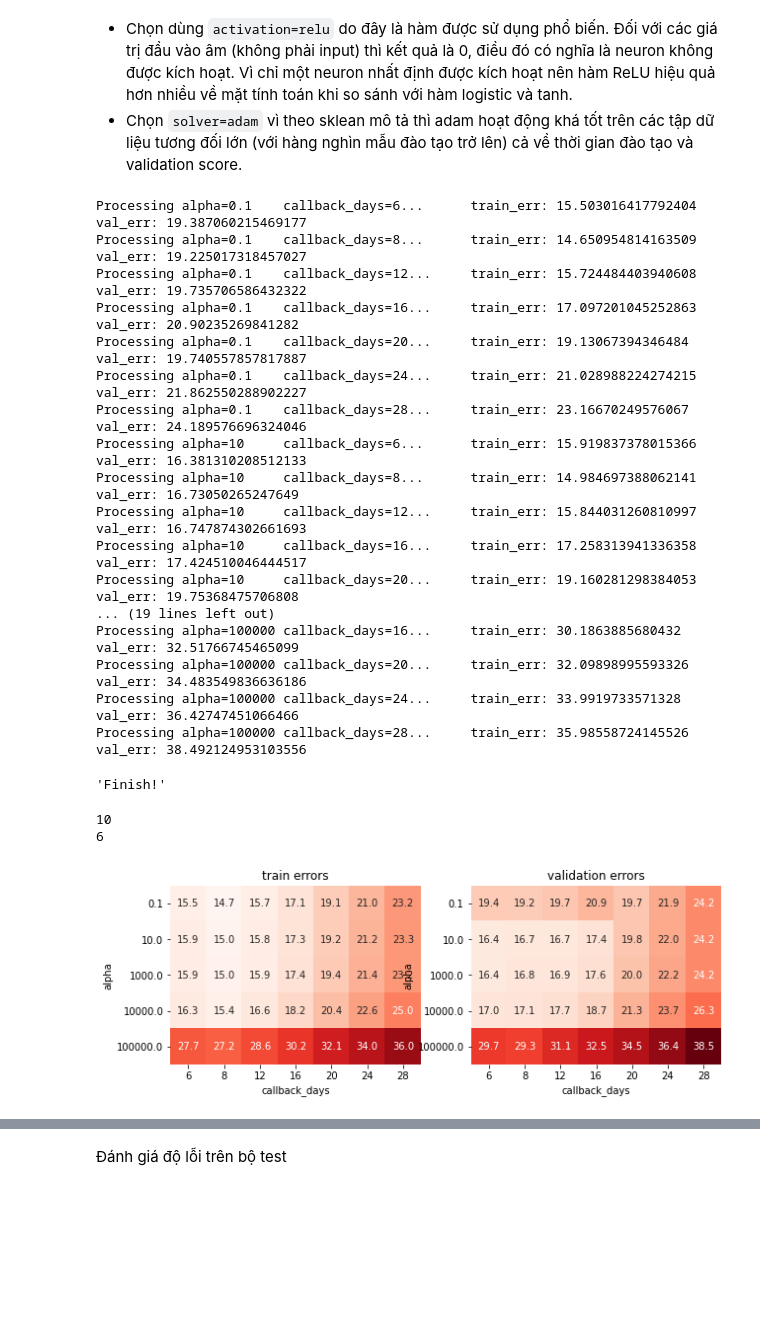
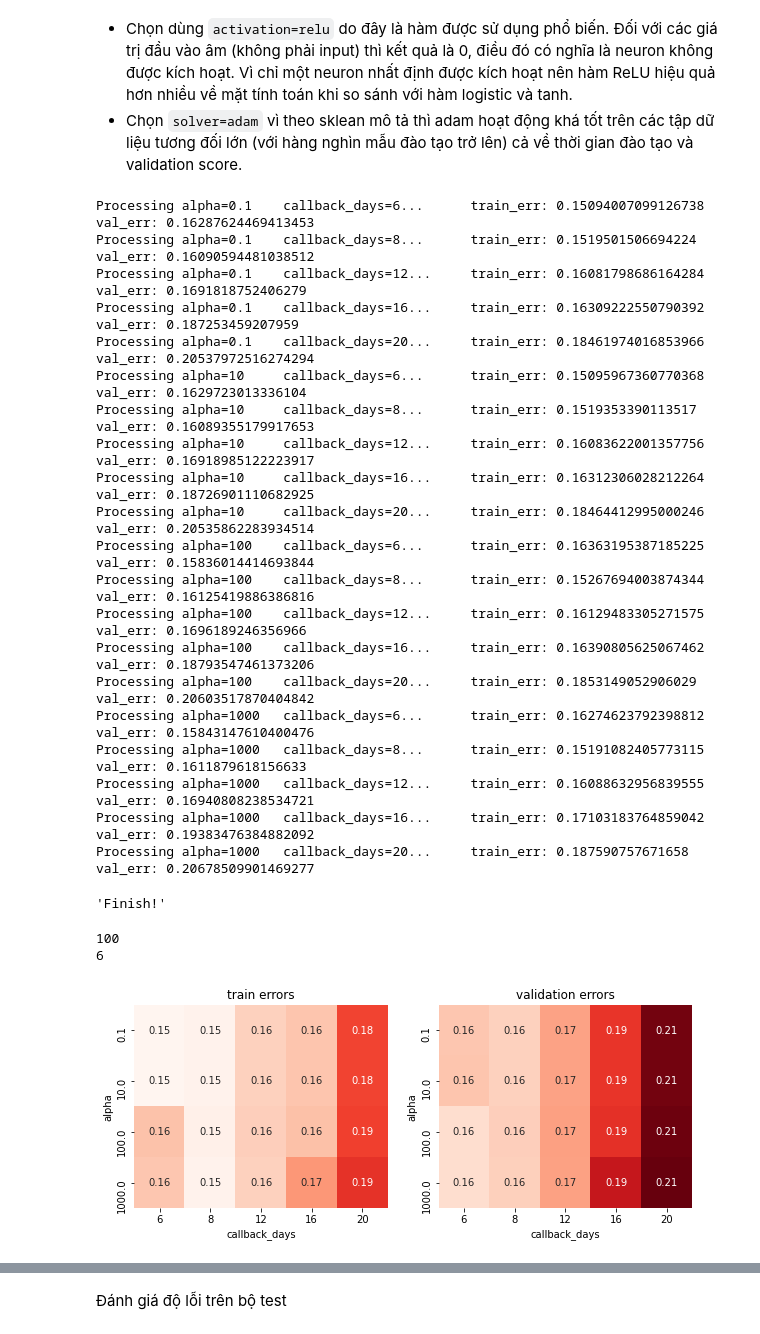
Before and after one commit to caotatcuong/Predict_Covid19, a Jupyter notebook: ProjectFinal.ipynb, the cells around one changed output, grey strips where cells are left out. Saved outputs shown, nothing was run; the diff lists cells and outputs as text; code cells hidden in the pictures; blank space fills up the shorter version.

```diff
--- a/ProjectFinal.ipynb
+++ b/ProjectFinal.ipynb
@@ -221,0 +226,2 @@ plt.scatter(x=data_df['state'], y=data_df['new_case'])
+# %%
+data_df['new_case'] = data_df.sort_values('submission_date', ascending=True).groupby('state')['new_case'].shift(-1)
@@ -222,3 +230,5 @@ plt.scatter(x=data_df['state'], y=data_df['new_case'])
+# %%
+data_df.dropna(subset=['new_case'], inplace=True)
 # %% [markdown]
 ### Loại bỏ các dòng dữ liệu chắc chắn là nhiễu
 
@@ -521,7 +531,7 @@ preprocess_pipeline =  make_pipeline(ColAdderDropper(), SimpleImputer(strategy='
 # và chọn ra các giá trị tốt nhất
 train_errs_linear = []
 val_errs_linear = []
-callback_days_s = [6, 8, 12, 16, 20, 24, 28]
+callback_days_s = [6, 8, 12, 16, 20]
 best_val_err_linear = float('inf'); best_callback_days_linear = None
 for callback_days in callback_days_s:
     print(f"callback_days={callback_days}...", end="\t")
@@ -604,8 +612,8 @@ pipe_line_mlp = make_pipeline(preprocess_pipeline,
 # và chọn ra các giá trị tốt nhất
 train_errs_mlp = []
 val_errs_mlp = []
-alphas = [0.1, 10, 1000, 10000, 100000]
-callback_days_s = [6, 8, 12, 16, 20, 24, 28]
+alphas = [0.1, 10, 100, 1000]
+callback_days_s = [6, 8, 12, 16, 20]
 best_val_err_mlp = float('inf'); best_alpha_mlp = None; best_callback_days_mlp = None
 for alpha in alphas:
     for callback_days in callback_days_s:
@@ -615,8 +623,8 @@ for alpha in alphas:
 
         pipe_line_mlp.fit(train_X_df, train_y_sr)
 
-        train_err = (1 - r2_score(train_y_sr, pipe_line_mlp.predict(train_X_df))) * 100
-        val_err = (1 - r2_score(val_y_sr, pipe_line_mlp.predict(val_X_df))) * 100
+        train_err = 1 - r2_score(train_y_sr, pipe_line_mlp.predict(train_X_df))
+        val_err = 1 - r2_score(val_y_sr, pipe_line_mlp.predict(val_X_df))
 
         train_errs_mlp.append(train_err)
         val_errs_mlp.append(val_err)
@@ -629,48 +637,51 @@ for alpha in alphas:
         print(f"train_err: {train_err}\t val_err: {val_err}")
 'Finish!'
 # %% [output]
-Processing alpha=0.1    callback_days=6...      train_err: 15.503016417792404    val_err: 19.387060215469177
-Processing alpha=0.1    callback_days=8...      train_err: 14.650954814163509    val_err: 19.225017318457027
-Processing alpha=0.1    callback_days=12...     train_err: 15.724484403940608    val_err: 19.735706586432322
-Processing alpha=0.1    callback_days=16...     train_err: 17.097201045252863    val_err: 20.90235269841282
-Processing alpha=0.1    callback_days=20...     train_err: 19.13067394346484     val_err: 19.740557857817887
-Processing alpha=0.1    callback_days=24...     train_err: 21.028988224274215    val_err: 21.862550288902227
-Processing alpha=0.1    callback_days=28...     train_err: 23.16670249576067     val_err: 24.189576696324046
-Processing alpha=10     callback_days=6...      train_err: 15.919837378015366    val_err: 16.381310208512133
-Processing alpha=10     callback_days=8...      train_err: 14.984697388062141    val_err: 16.73050265247649
-Processing alpha=10     callback_days=12...     train_err: 15.844031260810997    val_err: 16.747874302661693
-Processing alpha=10     callback_days=16...     train_err: 17.258313941336358    val_err: 17.424510046444517
-Processing alpha=10     callback_days=20...     train_err: 19.160281298384053    val_err: 19.75368475706808
-... (19 lines left out)
-Processing alpha=100000 callback_days=16...     train_err: 30.1863885680432      val_err: 32.51766745465099
-Processing alpha=100000 callback_days=20...     train_err: 32.09898995593326     val_err: 34.483549836636186
-Processing alpha=100000 callback_days=24...     train_err: 33.9919733571328      val_err: 36.42747451066466
-Processing alpha=100000 callback_days=28...     train_err: 35.98558724145526     val_err: 38.492124953103556
+Processing alpha=0.1    callback_days=6...      train_err: 0.15094007099126738   val_err: 0.16287624469413453
+Processing alpha=0.1    callback_days=8...      train_err: 0.1519501506694224    val_err: 0.16090594481038512
+Processing alpha=0.1    callback_days=12...     train_err: 0.16081798686164284   val_err: 0.1691818752406279
+Processing alpha=0.1    callback_days=16...     train_err: 0.16309222550790392   val_err: 0.187253459207959
+Processing alpha=0.1    callback_days=20...     train_err: 0.18461974016853966   val_err: 0.20537972516274294
+Processing alpha=10     callback_days=6...      train_err: 0.15095967360770368   val_err: 0.1629723013336104
+Processing alpha=10     callback_days=8...      train_err: 0.1519353390113517    val_err: 0.16089355179917653
+Processing alpha=10     callback_days=12...     train_err: 0.16083622001357756   val_err: 0.16918985122223917
+Processing alpha=10     callback_days=16...     train_err: 0.16312306028212264   val_err: 0.18726901110682925
+Processing alpha=10     callback_days=20...     train_err: 0.18464412995000246   val_err: 0.20535862283934514
+Processing alpha=100    callback_days=6...      train_err: 0.16363195387185225   val_err: 0.15836014414693844
+Processing alpha=100    callback_days=8...      train_err: 0.15267694003874344   val_err: 0.16125419886386816
+Processing alpha=100    callback_days=12...     train_err: 0.16129483305271575   val_err: 0.1696189246356966
+Processing alpha=100    callback_days=16...     train_err: 0.16390805625067462   val_err: 0.18793547461373206
+Processing alpha=100    callback_days=20...     train_err: 0.1853149052906029    val_err: 0.20603517870404842
+Processing alpha=1000   callback_days=6...      train_err: 0.16274623792398812   val_err: 0.15843147610400476
+Processing alpha=1000   callback_days=8...      train_err: 0.15191082405773115   val_err: 0.1611879618156633
+Processing alpha=1000   callback_days=12...     train_err: 0.16088632956839555   val_err: 0.16940808238534721
+Processing alpha=1000   callback_days=16...     train_err: 0.17103183764859042   val_err: 0.19383476384882092
+Processing alpha=1000   callback_days=20...     train_err: 0.187590757671658     val_err: 0.20678509901469277
 'Finish!'
 # %%
 print(best_alpha_mlp)
 print(best_callback_days_mlp)
 # %% [output]
-10
+100
 6
 # %%
 # Trực quan hóa kết quả
 train_errs_df = pd.DataFrame(data=np.array(train_errs_mlp).reshape(len(alphas), -1),
                              index=alphas, columns=callback_days_s)
 val_errs_df = pd.DataFrame(data=np.array(val_errs_mlp).reshape(len(alphas), -1),
                            index=alphas, columns=callback_days_s)
 min_err = min(min(train_errs_mlp), min(val_errs_mlp))
 max_err = max(max(train_errs_mlp), max(val_errs_mlp))
 plt.figure(figsize=(10, 5))
 plt.subplot(1, 2, 1)
 sns.heatmap(train_errs_df, vmin=min_err, vmax=max_err, square=True, annot=True,
-            cbar=False, fmt='.1f', cmap='Reds')
+            cbar=False, fmt='.2f', cmap='Reds')
 plt.title('train errors'); plt.xlabel('callback_days'); plt.ylabel('alpha')
 plt.subplot(1, 2, 2)
 sns.heatmap(val_errs_df, vmin=min_err, vmax=max_err, square=True, annot=True,
-            cbar=False, fmt='.1f', cmap='Reds')
+            cbar=False, fmt='.2f', cmap='Reds')
 plt.title('validation errors'); plt.xlabel('callback_days'); plt.ylabel('alpha');
 # %% [output]
-[figure, old version]
+[figure, new version]
 # %% [markdown]
 Nhận xét:
```
Also changed, not shown: parts of 51 cells of this notebook.
